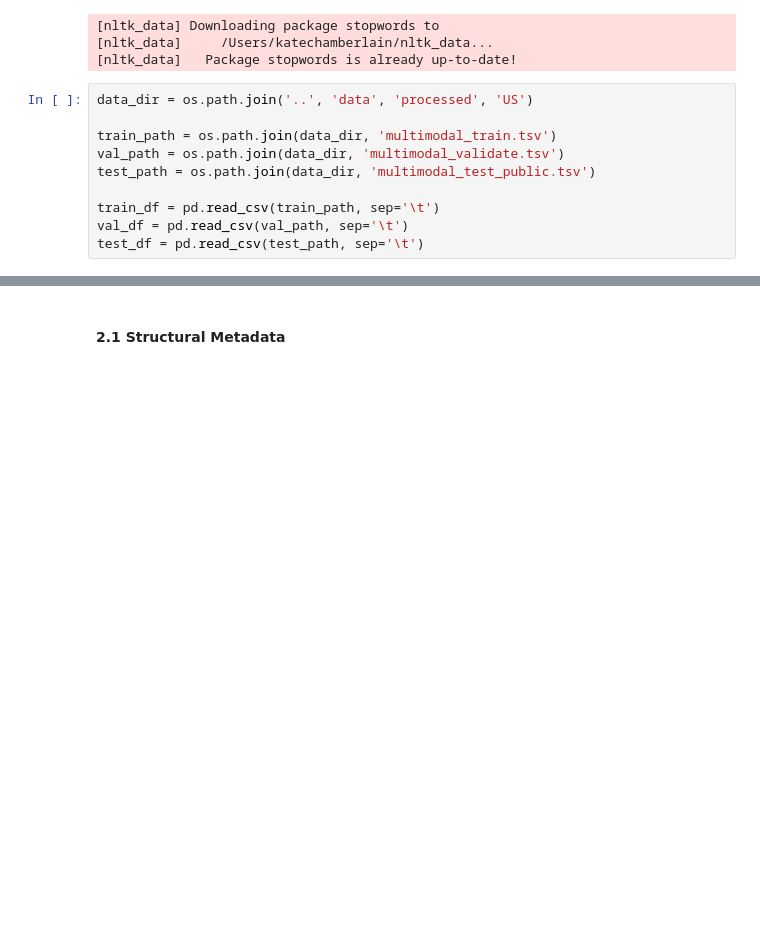
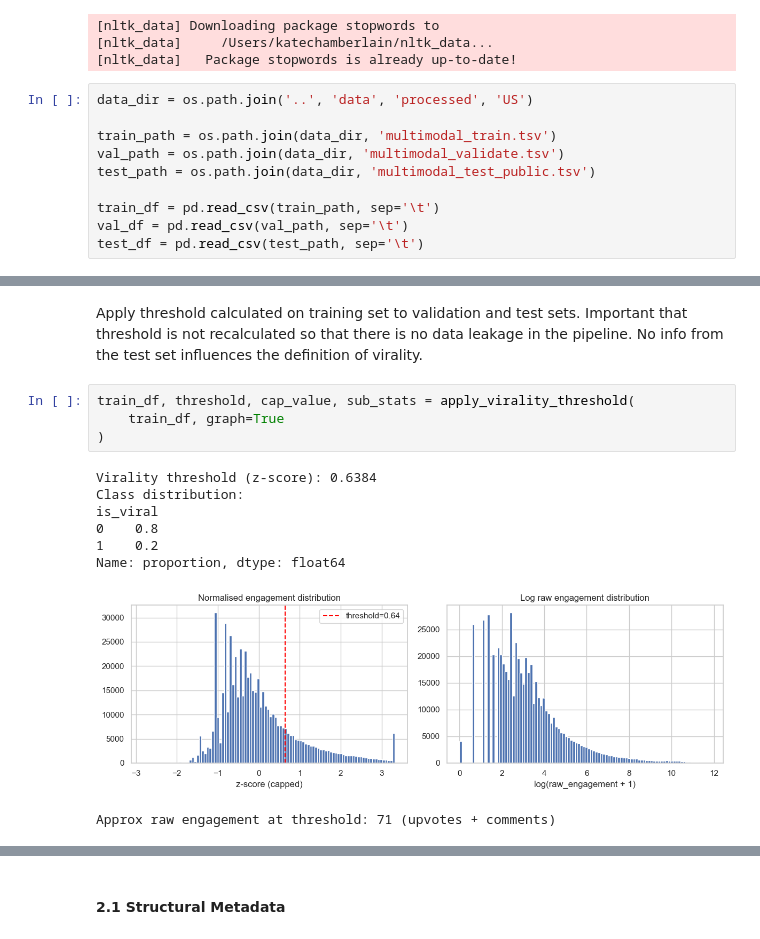
Before and after one commit to katechamberlain1/reddit-misinfo-virality, a Jupyter notebook: notebooks/05_virality_predictor.ipynb, the cells around one changed output, grey strips where cells are left out. Saved outputs shown, nothing was run; the diff lists cells and outputs as text; blank space fills up the shorter version.

```diff
--- a/notebooks/05_virality_predictor.ipynb
+++ b/notebooks/05_virality_predictor.ipynb
@@ -248,0 +319,15 @@ Class distribution: {0: 0.9150019386705778, 1: 0.08499806132942228}
+# %% [markdown]
+Apply threshold calculated on training set to validation and test sets. Important that threshold is not recalculated so that there is no data leakage in the pipeline. No info from the test set influences the definition of virality.
+# %%
+train_df, threshold, cap_value, sub_stats = apply_virality_threshold(
+    train_df, graph=True
+)
+# %% [output]
+Virality threshold (z-score): 0.6384
+Class distribution:
+is_viral
+0    0.8
+1    0.2
+Name: proportion, dtype: float64
+[figure, added]
+Approx raw engagement at threshold: 71 (upvotes + comments)
```
Also changed, not shown: parts of 43 cells of this notebook.
